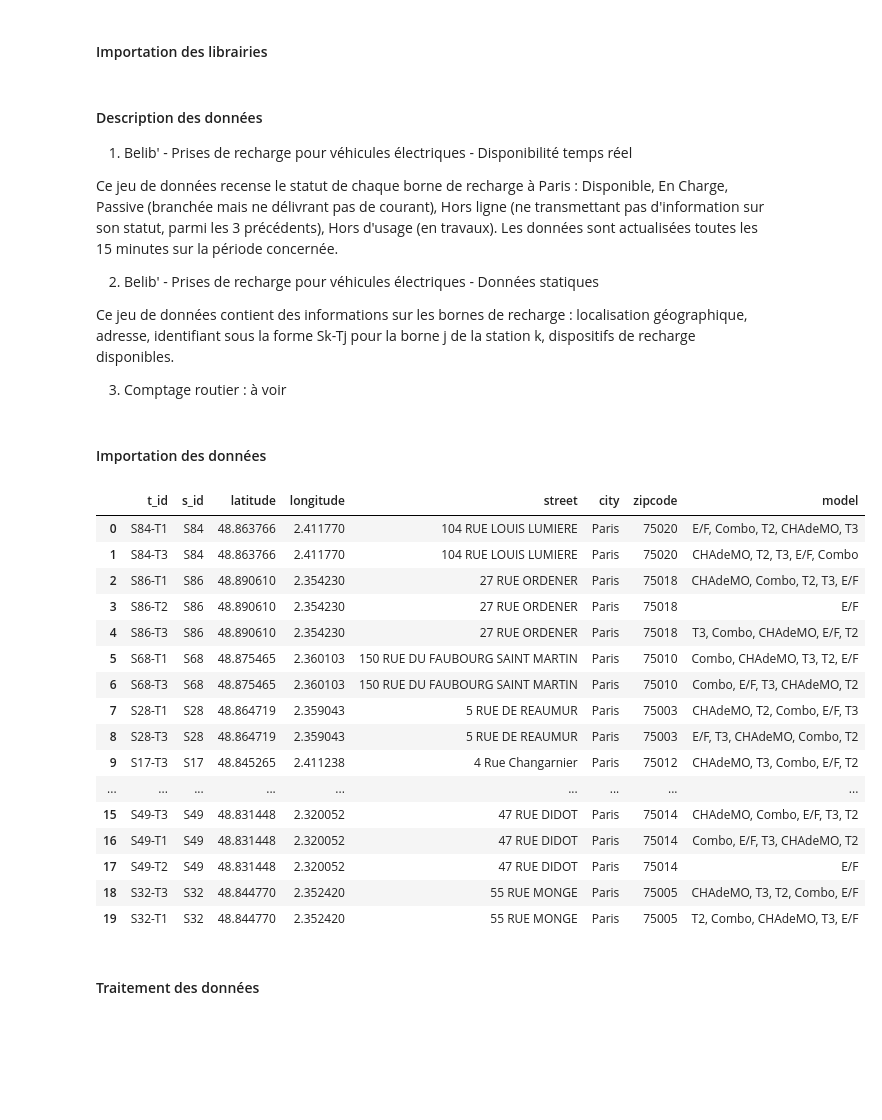
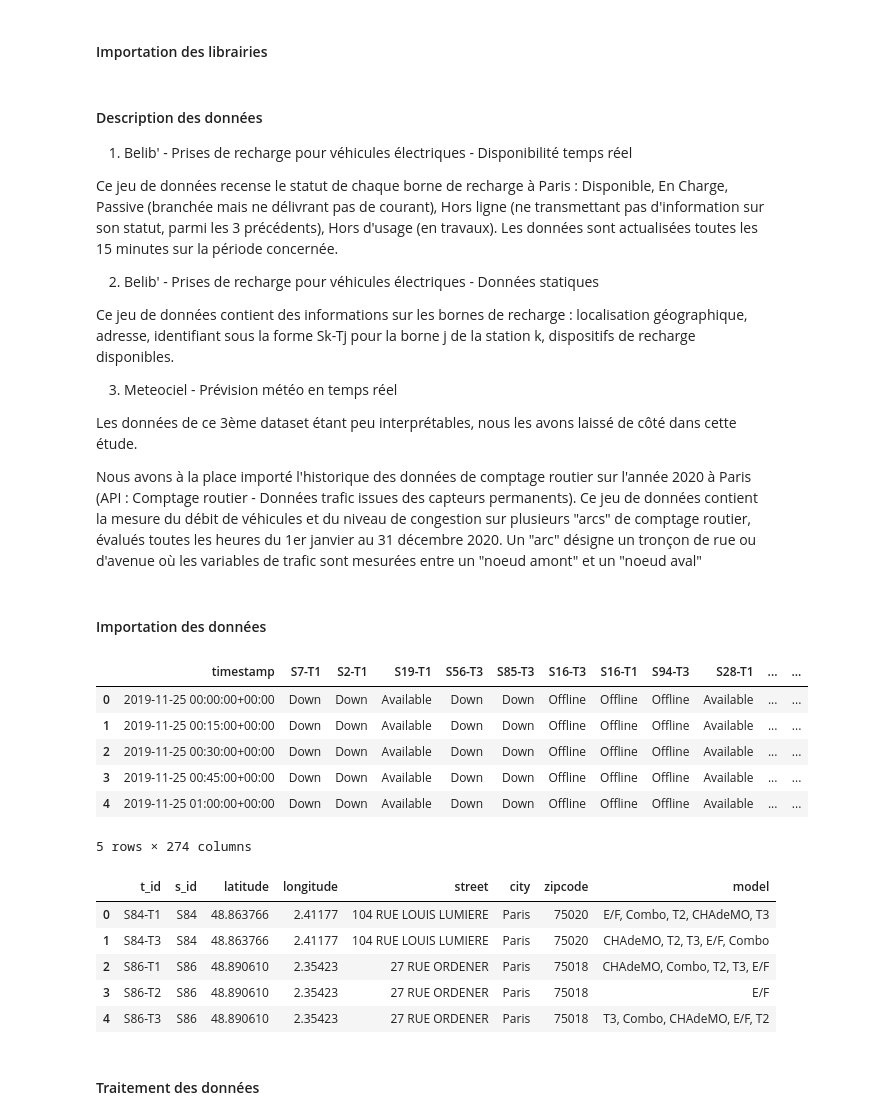
Before and after one commit to dantruski/Projet-Python-DS-Belib, a Jupyter notebook: main.ipynb, the cells around one changed output. Drawn from its saved outputs; the diff is of its cells as text; code cells hidden in the pictures; blank space fills up the shorter version.

```diff
--- a/main.ipynb
+++ b/main.ipynb
@@ -36,32 +31,34 @@ Ce jeu de données recense le statut de chaque borne de recharge à Paris : Disp
 
 Ce jeu de données contient des informations sur les bornes de recharge : localisation géographique, adresse, identifiant sous la forme Sk-Tj pour la borne j de la station k, dispositifs de recharge disponibles.
 
-3) Comptage routier : à voir
+3) Meteociel - Prévision météo en temps réel
+
+Les données de ce 3ème dataset étant peu interprétables, nous les avons laissé de côté dans cette étude.
+
+Nous avons à la place importé l'historique des données de comptage routier sur l'année 2020 à Paris (API : Comptage routier - Données trafic issues des capteurs permanents). Ce jeu de données contient la mesure du débit de véhicules et du niveau de congestion sur plusieurs "arcs" de comptage routier, évalués toutes les heures du 1er janvier au 31 décembre 2020. Un "arc" désigne un tronçon de rue ou d'avenue où les variables de trafic sont mesurées entre un "noeud amont" et un "noeud aval"
 # %% [markdown]
 #### Importation des données
 # %%
 df_real_time=pd.read_csv("ytrain_NpxebDC.csv")
 df_static=pd.read_csv("info_static.csv")
 # %%
-df_real_time.head(20)
-df_static.head(20)
+df_real_time.head()
 # %% [output]
-|  | t_id | s_id | latitude | longitude | street | city | zipcode | model |
-| 0 | S84-T1 | S84 | 48.863766 | 2.411770 | 104 RUE LOUIS LUMIERE | Paris | 75020 | E/F, Combo, T2, CHAdeMO, T3 |
-| 1 | S84-T3 | S84 | 48.863766 | 2.411770 | 104 RUE LOUIS LUMIERE | Paris | 75020 | CHAdeMO, T2, T3, E/F, Combo |
-| 2 | S86-T1 | S86 | 48.890610 | 2.354230 | 27 RUE ORDENER | Paris | 75018 | CHAdeMO, Combo, T2, T3, E/F |
-| 3 | S86-T2 | S86 | 48.890610 | 2.354230 | 27 RUE ORDENER | Paris | 75018 | E/F |
-| 4 | S86-T3 | S86 | 48.890610 | 2.354230 | 27 RUE ORDENER | Paris | 75018 | T3, Combo, CHAdeMO, E/F, T2 |
-| 5 | S68-T1 | S68 | 48.875465 | 2.360103 | 150 RUE DU FAUBOURG SAINT MARTIN | Paris | 75010 | Combo, CHAdeMO, T3, T2, E/F |
-| 6 | S68-T3 | S68 | 48.875465 | 2.360103 | 150 RUE DU FAUBOURG SAINT MARTIN | Paris | 75010 | Combo, E/F, T3, CHAdeMO, T2 |
-| 7 | S28-T1 | S28 | 48.864719 | 2.359043 | 5 RUE DE REAUMUR | Paris | 75003 | CHAdeMO, T2, Combo, E/F, T3 |
-| 8 | S28-T3 | S28 | 48.864719 | 2.359043 | 5 RUE DE REAUMUR | Paris | 75003 | E/F, T3, CHAdeMO, Combo, T2 |
-| 9 | S17-T3 | S17 | 48.845265 | 2.411238 | 4 Rue Changarnier | Paris | 75012 | CHAdeMO, T3, Combo, E/F, T2 |
-| ... | ... | ... | ... | ... | ... | ... | ... | ... |
-| 15 | S49-T3 | S49 | 48.831448 | 2.320052 | 47 RUE DIDOT | Paris | 75014 | CHAdeMO, Combo, E/F, T3, T2 |
-| 16 | S49-T1 | S49 | 48.831448 | 2.320052 | 47 RUE DIDOT | Paris | 75014 | Combo, E/F, T3, CHAdeMO, T2 |
-| 17 | S49-T2 | S49 | 48.831448 | 2.320052 | 47 RUE DIDOT | Paris | 75014 | E/F |
-| 18 | S32-T3 | S32 | 48.844770 | 2.352420 | 55 RUE MONGE | Paris | 75005 | CHAdeMO, T3, T2, Combo, E/F |
-| 19 | S32-T1 | S32 | 48.844770 | 2.352420 | 55 RUE MONGE | Paris | 75005 | T2, Combo, CHAdeMO, T3, E/F |
+|  | timestamp | S7-T1 | S2-T1 | S19-T1 | S56-T3 | S85-T3 | S16-T3 | S16-T1 | S94-T3 | S28-T1 | ... | ... |
+| 0 | 2019-11-25 00:00:00+00:00 | Down | Down | Available | Down | Down | Offline | Offline | Offline | Available | ... | ... |
+| 1 | 2019-11-25 00:15:00+00:00 | Down | Down | Available | Down | Down | Offline | Offline | Offline | Available | ... | ... |
+| 2 | 2019-11-25 00:30:00+00:00 | Down | Down | Available | Down | Down | Offline | Offline | Offline | Available | ... | ... |
+| 3 | 2019-11-25 00:45:00+00:00 | Down | Down | Available | Down | Down | Offline | Offline | Offline | Available | ... | ... |
+| 4 | 2019-11-25 01:00:00+00:00 | Down | Down | Available | Down | Down | Offline | Offline | Offline | Available | ... | ... |
+5 rows × 274 columns
+# %%
+df_static.head()
+# %% [output]
+|  | t_id | s_id | latitude | longitude | street | city | zipcode | model |
+| 0 | S84-T1 | S84 | 48.863766 | 2.41177 | 104 RUE LOUIS LUMIERE | Paris | 75020 | E/F, Combo, T2, CHAdeMO, T3 |
+| 1 | S84-T3 | S84 | 48.863766 | 2.41177 | 104 RUE LOUIS LUMIERE | Paris | 75020 | CHAdeMO, T2, T3, E/F, Combo |
+| 2 | S86-T1 | S86 | 48.890610 | 2.35423 | 27 RUE ORDENER | Paris | 75018 | CHAdeMO, Combo, T2, T3, E/F |
+| 3 | S86-T2 | S86 | 48.890610 | 2.35423 | 27 RUE ORDENER | Paris | 75018 | E/F |
+| 4 | S86-T3 | S86 | 48.890610 | 2.35423 | 27 RUE ORDENER | Paris | 75018 | T3, Combo, CHAdeMO, E/F, T2 |
 # %% [markdown]
 #### Traitement des données
```
Also changed, not shown: parts of 4 cells of this notebook, 1 other file.
